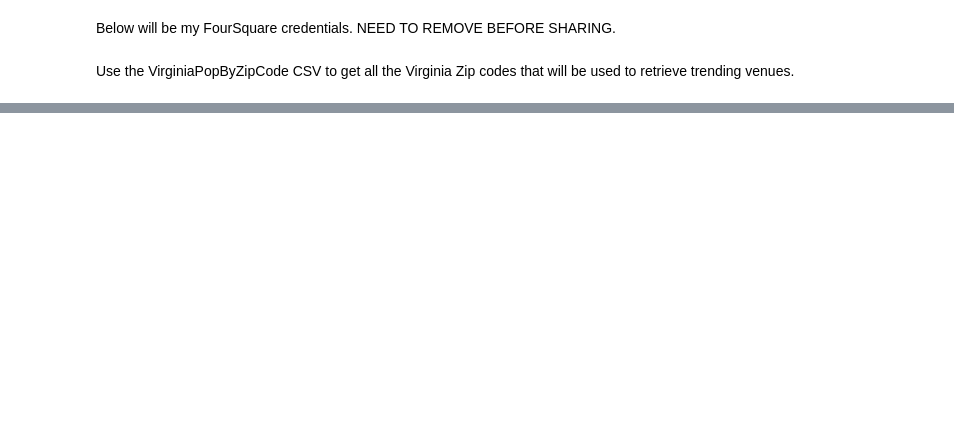
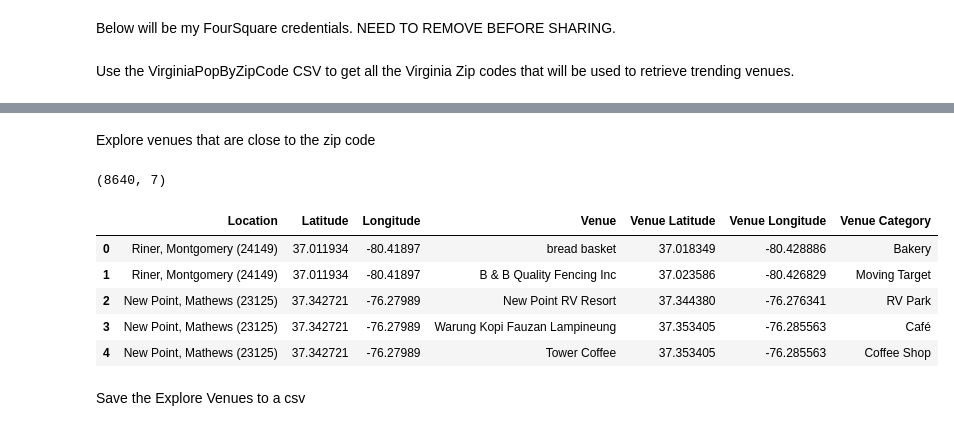
Before and after one commit to hdmcspadden/Virginia_Covid_Trending_Venues, a Jupyter notebook: GetFourSquareTrendingVenuesInVirginiaZips.ipynb, the cells around one changed output, grey strips where cells are left out. Saved outputs shown, nothing was run; the diff lists cells and outputs as text; code cells hidden in the pictures; blank space fills up the shorter version.

```diff
--- a/GetFourSquareTrendingVenuesInVirginiaZips.ipynb
+++ b/GetFourSquareTrendingVenuesInVirginiaZips.ipynb
@@ -65,0 +161,2 @@ Use the VirginiaPopByZipCode CSV to get all the Virginia Zip codes that will be
+# %%
+venues_list = []
@@ -65,0 +232,54 @@ Use the VirginiaPopByZipCode CSV to get all the Virginia Zip codes that will be
+# %% [markdown]
+Explore venues that are close to the zip code
+# %%
+explore_venues_list = []
+
+for name, lat, lng in zip(names, latitudes, longitudes):
+
+    # create the API request URL
+    explore_url = 'https://api.foursquare.com/v2/venues/explore?&client_id={}&client_secret={}&v={}&ll={},{}&radius={}&limit={}'.format(
+            CLIENT_ID,
+            CLIENT_SECRET,
+            VERSION,
+            lat,
+            lng,
+            radius,
+            LIMIT)
+
+    try:
+        # make the GET request
+        explore_results = requests.get(explore_url).json()["response"]['groups'][0]['items']
+
+        # return only relevant information for each nearby venue
+        explore_venues_list.append([(
+            name,
+            lat,
+            lng,
+            v['venue']['name'],
+            v['venue']['location']['lat'],
+            v['venue']['location']['lng'],
+            v['venue']['categories'][0]['name']) for v in explore_results])
+    except:
+        explore_venues_list.append([('NaN','NaN','NaN','NaN','NaN','NaN','NaN')])
+# %%
+nearby_venues = pd.DataFrame([item for explore_venues_list in explore_venues_list for item in explore_venues_list])
+nearby_venues.columns = ['Location',
+                  'Latitude',
+                  'Longitude',
+                  'Venue',
+                  'Venue Latitude',
+                  'Venue Longitude',
+                  'Venue Category']
+# %%
+print(nearby_venues.shape)
+nearby_venues.head()
+# %% [output]
+(8640, 7)
+|  | Location | Latitude | Longitude | Venue | Venue Latitude | Venue Longitude | Venue Category |
+| 0 | Riner, Montgomery (24149) | 37.011934 | -80.41897 | bread basket | 37.018349 | -80.428886 | Bakery |
+| 1 | Riner, Montgomery (24149) | 37.011934 | -80.41897 | B & B Quality Fencing Inc | 37.023586 | -80.426829 | Moving Target |
+| 2 | New Point, Mathews (23125) | 37.342721 | -76.27989 | New Point RV Resort | 37.344380 | -76.276341 | RV Park |
+| 3 | New Point, Mathews (23125) | 37.342721 | -76.27989 | Warung Kopi Fauzan Lampineung | 37.353405 | -76.285563 | Café |
+| 4 | New Point, Mathews (23125) | 37.342721 | -76.27989 | Tower Coffee | 37.353405 | -76.285563 | Coffee Shop |
+# %% [markdown]
+Save the Explore Venues to a csv
```
Also changed, not shown: parts of 20 cells of this notebook, 1 other file.
